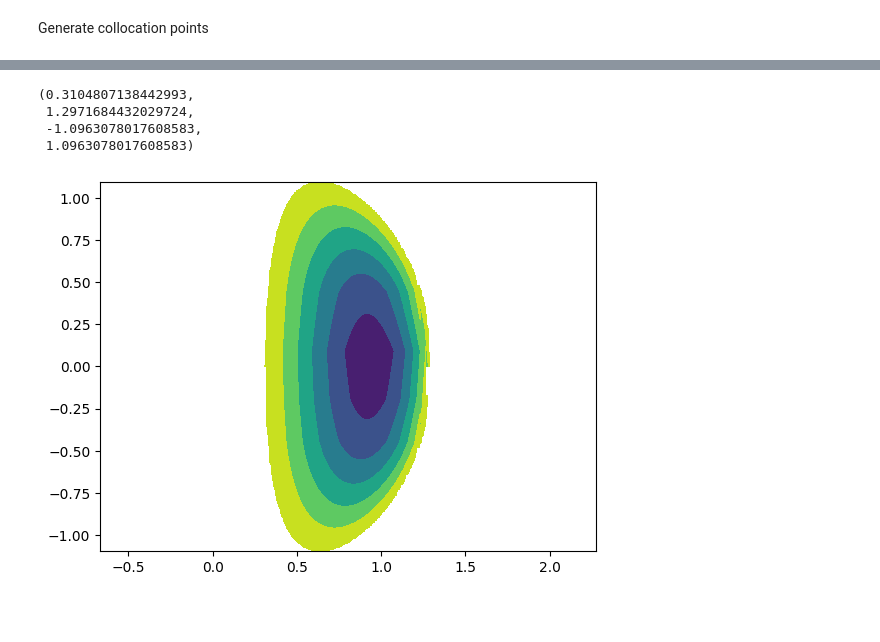
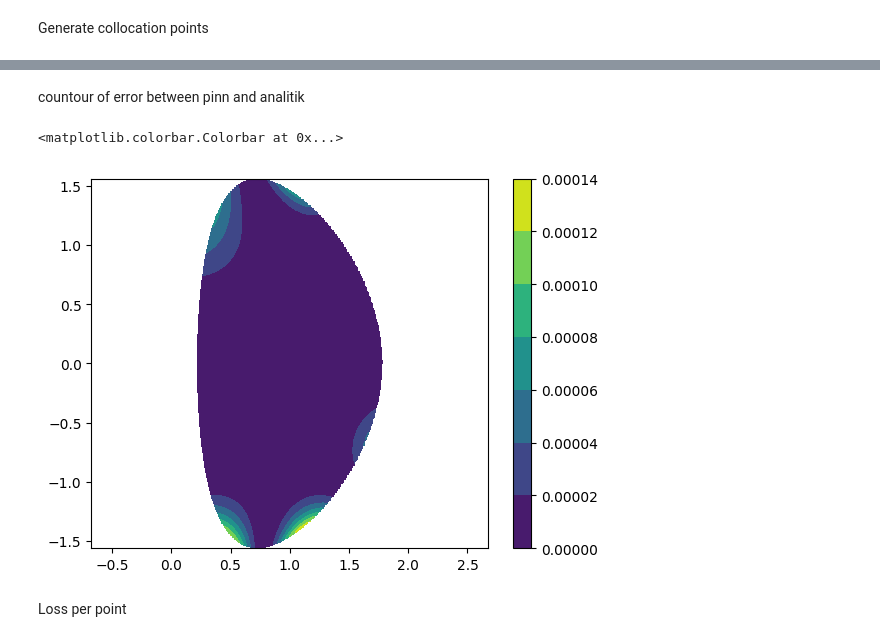
Before and after one commit to harryyudha7/thesis, a Jupyter notebook: PINN_Solver_GSeq_parametric_boundary.ipynb, the cells around one changed output, grey strips where cells are left out. Drawn from its saved outputs; the diff is of its cells as text; code cells hidden in the pictures; blank space fills up the shorter version.

```diff
--- a/PINN_Solver_GSeq_parametric_boundary.ipynb
+++ b/PINN_Solver_GSeq_parametric_boundary.ipynb
@@ -46,7 +46,7 @@ Generate collocation points
 # %%
 # Set number of data points
 N_0 = 50
-N_b = 50
+N_b = 200
 N_r = 1000
 
 # parameter
@@ -60,11 +60,15 @@ N_r = 1000
 # c2 = 0
 
 # Set boundary
-eps = 0.32
-kappa = 1.7
-a = 0.336
-phib = 0.09
-t0 = tf.reshape(tf.linspace(0.0,2*pi,100), [100,1])
+# eps = 0.32
+eps = 0.78
+# kappa = 1.7
+kappa = 2.0
+# a = 0.336
+a = np.arcsin(0.35)
+print('d= ', np.sin(a))
+phib = 0
+t0 = tf.reshape(tf.linspace(0.0,2*pi,N_b), [N_b,1])
 r_b = 1+eps*tf.cos(t0 + a*tf.sin(t0))
 z_b = eps*kappa*tf.sin(t0)
 # zmin = -1.
@@ -102,7 +106,7 @@ phi_b = phib*tf.ones((len(z_b),1))
 
 # Draw uniformly sampled collocation points
 r_r = tf.random.uniform((N_r,1), lb, ub, dtype=DTYPE)
-z_r = tf.convert_to_tensor(np.interp(r_r, r_b.numpy()[50:,0], z_b.numpy()[50:,0]), dtype=DTYPE)
+z_r = tf.convert_to_tensor(np.interp(r_r, r_b.numpy()[int(N_b/2):,0], z_b.numpy()[int(N_b/2):,0]), dtype=DTYPE)
 z_r = z_r + tf.math.multiply(tf.random.uniform((len(r_r),1), 0, 1, dtype=DTYPE)*2,(-z_r))
 X_r = tf.concat([r_r, z_r], axis=1)
 
@@ -298,9 +281,9 @@ array([ 9.5115986e-08, -1.7260050e-02, -3.4502540e-02, ...,
 from mpl_toolkits.mplot3d import Axes3D
 
 # Set up meshgrid
-N = 50
-rspace = r_b[50:,0]
-zspace = z_b[50:,0]
+N = int(N_b/2)
+rspace = r_b[int(N_b/2):,0]
+zspace = z_b[int(N_b/2):,0]
 R, Z = np.meshgrid(rspace, zspace)
 Xgrid = np.vstack([R.flatten(),Z.flatten()]).T
 Xgrid = np.concatenate((Xgrid, np.vstack([R.flatten(),-Z.flatten()]).T), axis=0)
@@ -367,0 +354,8 @@ phi_analitik = lambda r, z: 0.5*(c2*R0**2 + c0*r**2)*z**2 + 1/8*(c1-c0)*(r**2-R0
+# %%
+d = np.sin(a)
+A = np.array([[1, (1+eps)**2, (1+eps)**4],
+              [1, (1-eps)**2, (1-eps)**4],
+              [1, (1-d*eps)**2, (1-d*eps)**4-4*(1-d*eps)**2*kappa**2*eps**2]])
+b = -np.array([(1+eps)**4, (1-eps)**4, (1-d*eps)**4]).reshape(-1,1)/8
+arr_d = np.matmul(np.linalg.inv(A),b)
+arr_d
@@ -368,4 +366,5 @@ phi_analitik = lambda r, z: 0.5*(c2*R0**2 + c0*r**2)*z**2 + 1/8*(c1-c0)*(r**2-R0
 # %%
+phi_analitik = lambda r, z: r**4/8 + arr_d[0] + arr_d[1]*r**2 + arr_d[2]*(r**4 - 4*r**2*z**2)
 analitik_sol = phi_analitik(Xgrid[:,0],Xgrid[:,1])
 analitik_sol = analitik_sol.reshape(N, 2*N)
 analitik_sol[~ineq] = np.nan
@@ -374,9 +380,11 @@ NameError: name 'c0' is not defined
+# %% [markdown]
+countour of error between pinn and analitik
 # %%
-plt.contourf(R_ax, Z_ax, analitik_sol)
+plt.contourf(R_ax, Z_ax, np.abs(analitik_sol-phi)**2)
 plt.axis('equal')
+plt.colorbar()
 # %% [output]
-(0.3104807138442993,
- 1.2971684432029724,
- -1.0963078017608583,
- 1.0963078017608583)
+<matplotlib.colorbar.Colorbar at 0x...>
-[figure, old version]
+[figure, new version]
+# %% [markdown]
+Loss per point
```
Also changed, not shown: parts of 19 cells of this notebook, 2 other files.
